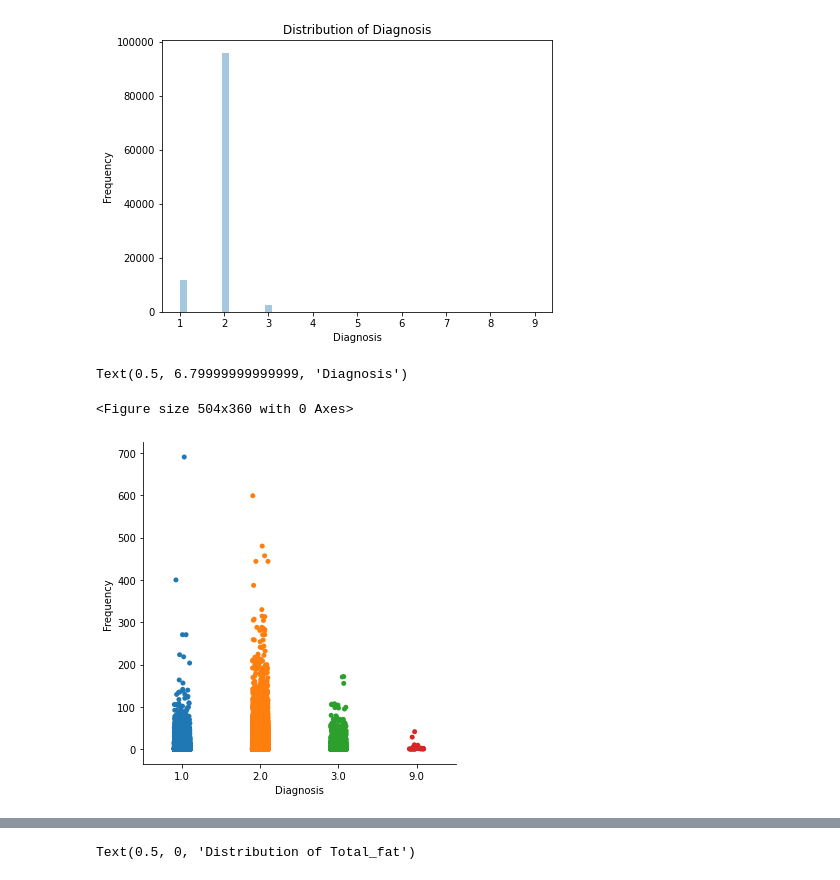
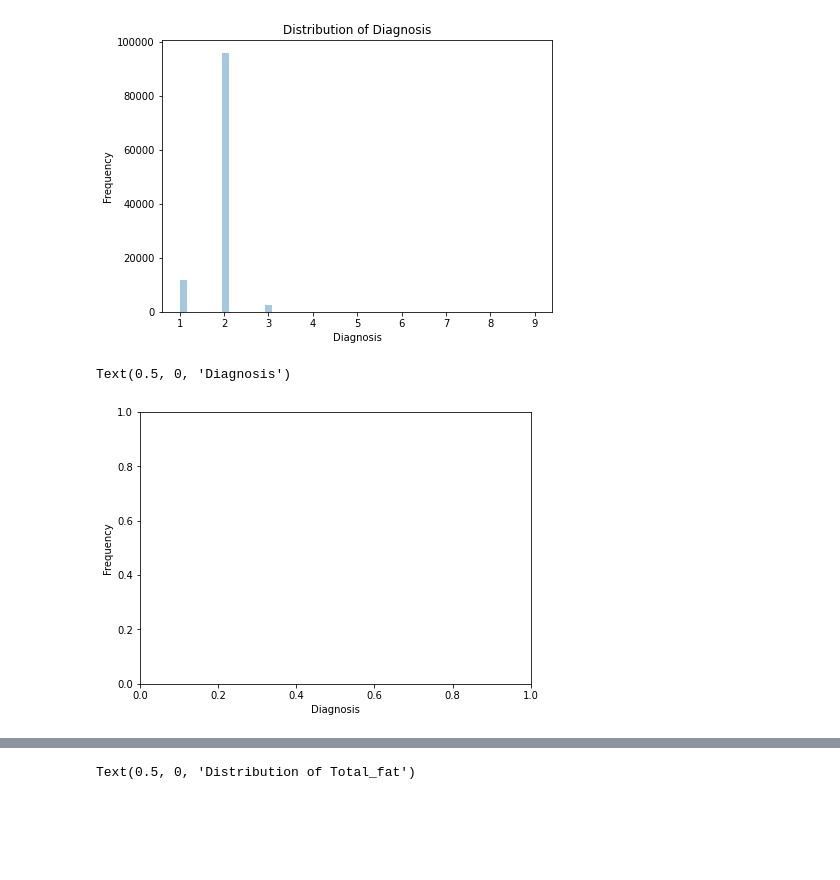
Before and after one commit to BuckleyDowdle/spark_diabetes, a Jupyter notebook: data_exploration.ipynb, the cells around one changed output, grey strips where cells are left out. Saved outputs shown, nothing was run; the diff lists cells and outputs as text; code cells hidden in the pictures; blank space fills up the shorter version.

```diff
--- a/data_exploration.ipynb
+++ b/data_exploration.ipynb
@@ -109,10 +146,9 @@ Text(0.5, 1.0, 'Distribution of Diagnosis')
 [figure]
 # %%
 plt.figure(figsize=(7,5))
-sns.catplot(x='Diagnosis', y='Total_sugar', data=df)
+#sns.swarmplot(x='label', y='BMI', data=df_new)
 plt.ylabel('Frequency')
 plt.xlabel('Diagnosis')
 # %% [output]
-Text(0.5, 6.79999999999999, 'Diagnosis')
+Text(0.5, 0, 'Diagnosis')
-<Figure size 504x360 with 0 Axes>
-[figure, old version]
+[figure, new version]
```
Also changed, not shown: parts of 18 cells of this notebook.
